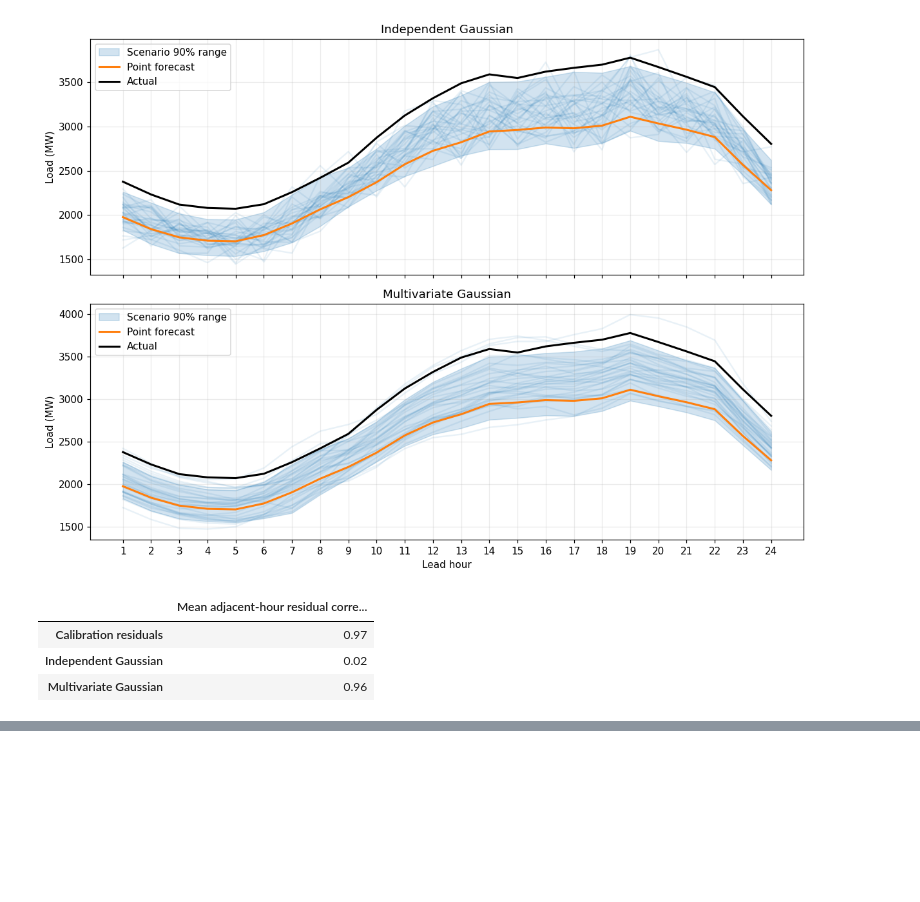
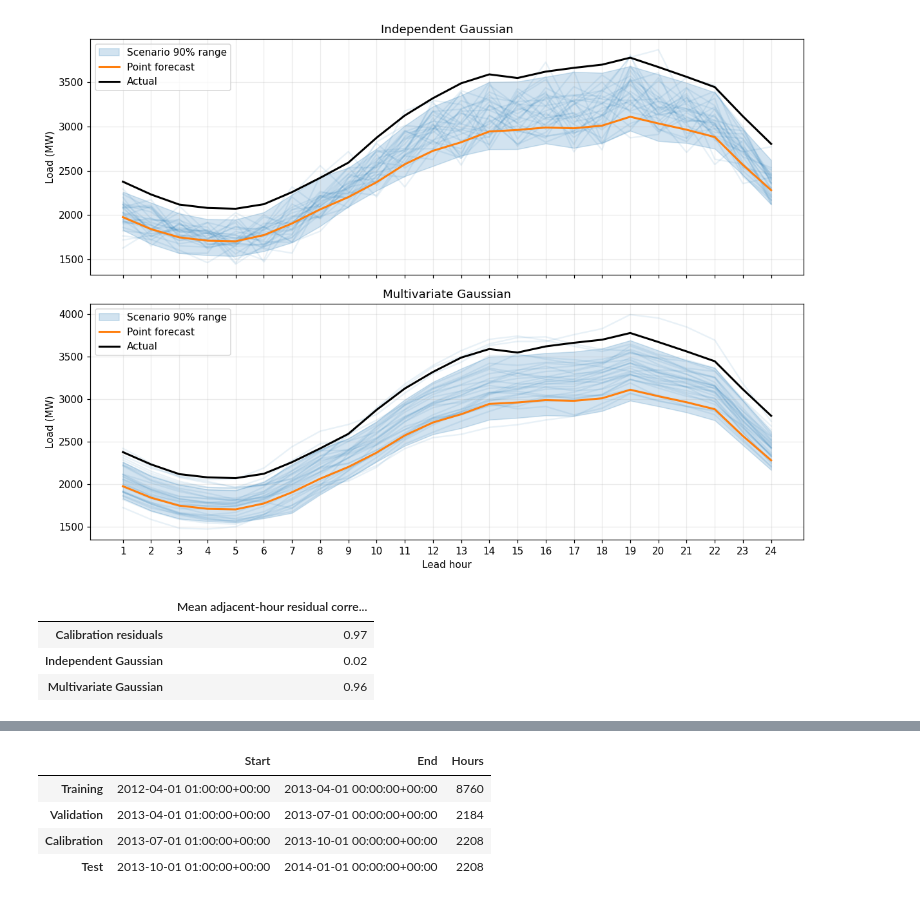
Before and after one commit to akylasstrat/BENV0169_26-27, a Jupyter notebook: tutorial_4_2_pv_probabilistic_forecasting_solution.ipynb, the cells around one changed output, grey strips where cells are left out. Cells and saved outputs as stored; diff of their text form; code cells hidden in the pictures; blank space fills up the shorter version.

```diff
--- a/tutorial_4_2_pv_probabilistic_forecasting_solution.ipynb
+++ b/tutorial_4_2_pv_probabilistic_forecasting_solution.ipynb
@@ -729,0 +934,67 @@ The same three interval methods and two Gaussian scenario methods will later be
+# %%
+def make_pv_features(data):
+    features = data.copy()
+    hour = features.index.hour
+    day_of_year = features.index.dayofyear
+
+    features["hour_sin"] = np.sin(2 * np.pi * hour / 24)
+    features["hour_cos"] = np.cos(2 * np.pi * hour / 24)
+    features["day_sin"] = np.sin(2 * np.pi * day_of_year / 365.25)
+    features["day_cos"] = np.cos(2 * np.pi * day_of_year / 365.25)
+
+    irradiance = features["forecast_surface_solar_radiation_w_m2"]
+    features["irradiance_x_cloud"] = (
+        irradiance * features["forecast_total_cloud_cover_fraction"]
+    )
+    features["irradiance_x_temperature"] = (
+        irradiance * features["forecast_air_temperature_c"]
+    )
+    features["irradiance_x_hour_sin"] = irradiance * features["hour_sin"]
+    features["irradiance_x_hour_cos"] = irradiance * features["hour_cos"]
+    return features
+
+
+HOURLY_PV_FEATURES = [
+    "forecast_surface_solar_radiation_w_m2",
+    "forecast_air_temperature_c",
+    "forecast_total_cloud_cover_fraction",
+    "forecast_relative_humidity_pct",
+    "forecast_wind_speed_10m_m_s",
+    "forecast_total_column_cloud_liquid_water_kg_m2",
+    "day_sin",
+    "day_cos",
+]
+
+POOLED_PV_FEATURES = HOURLY_PV_FEATURES + [
+    "hour_sin",
+    "hour_cos",
+    "irradiance_x_cloud",
+    "irradiance_x_temperature",
+    "irradiance_x_hour_sin",
+    "irradiance_x_hour_cos",
+]
+
+pv_features = make_pv_features(pv_data)
+issue_dates = pv_features["forecast_issue_time_utc"]
+pv_train = pv_features.loc[issue_dates < "2013-04-01"]
+pv_validation = pv_features.loc[
+    (issue_dates >= "2013-04-01") & (issue_dates < "2013-07-01")
+]
+pv_calibration = pv_features.loc[
+    (issue_dates >= "2013-07-01") & (issue_dates < "2013-10-01")
+]
+pv_test = pv_features.loc[
+    (issue_dates >= "2013-10-01") & (issue_dates < "2014-01-01")
+]
+
+pd.DataFrame({
+    "Start": [frame.index.min() for frame in [pv_train, pv_validation, pv_calibration, pv_test]],
+    "End": [frame.index.max() for frame in [pv_train, pv_validation, pv_calibration, pv_test]],
+    "Hours": [len(frame) for frame in [pv_train, pv_validation, pv_calibration, pv_test]],
+}, index=["Training", "Validation", "Calibration", "Test"])
+# %% [output]
+|  | Start | End | Hours |
+| Training | 2012-04-01 01:00:00+00:00 | 2013-04-01 00:00:00+00:00 | 8760 |
+| Validation | 2013-04-01 01:00:00+00:00 | 2013-07-01 00:00:00+00:00 | 2184 |
+| Calibration | 2013-07-01 01:00:00+00:00 | 2013-10-01 00:00:00+00:00 | 2208 |
+| Test | 2013-10-01 01:00:00+00:00 | 2014-01-01 00:00:00+00:00 | 2208 |
```
Also changed, not shown: parts of 29 cells of this notebook, 6 other files.
